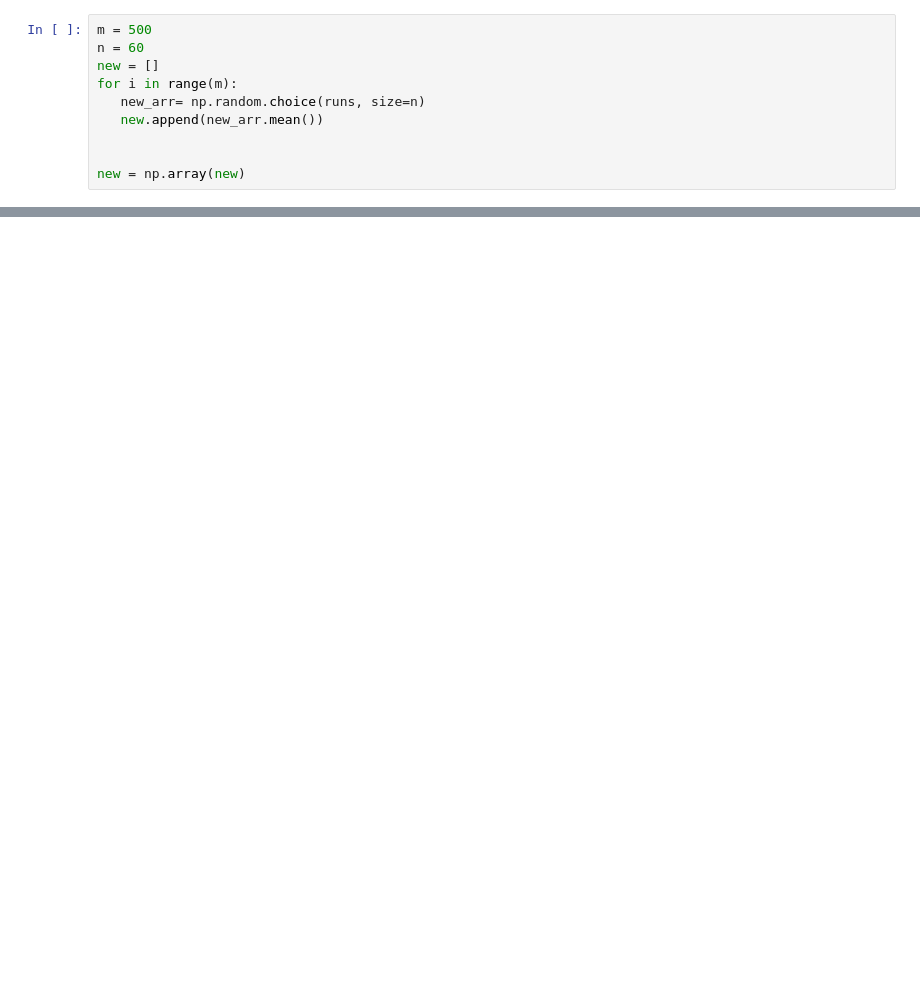
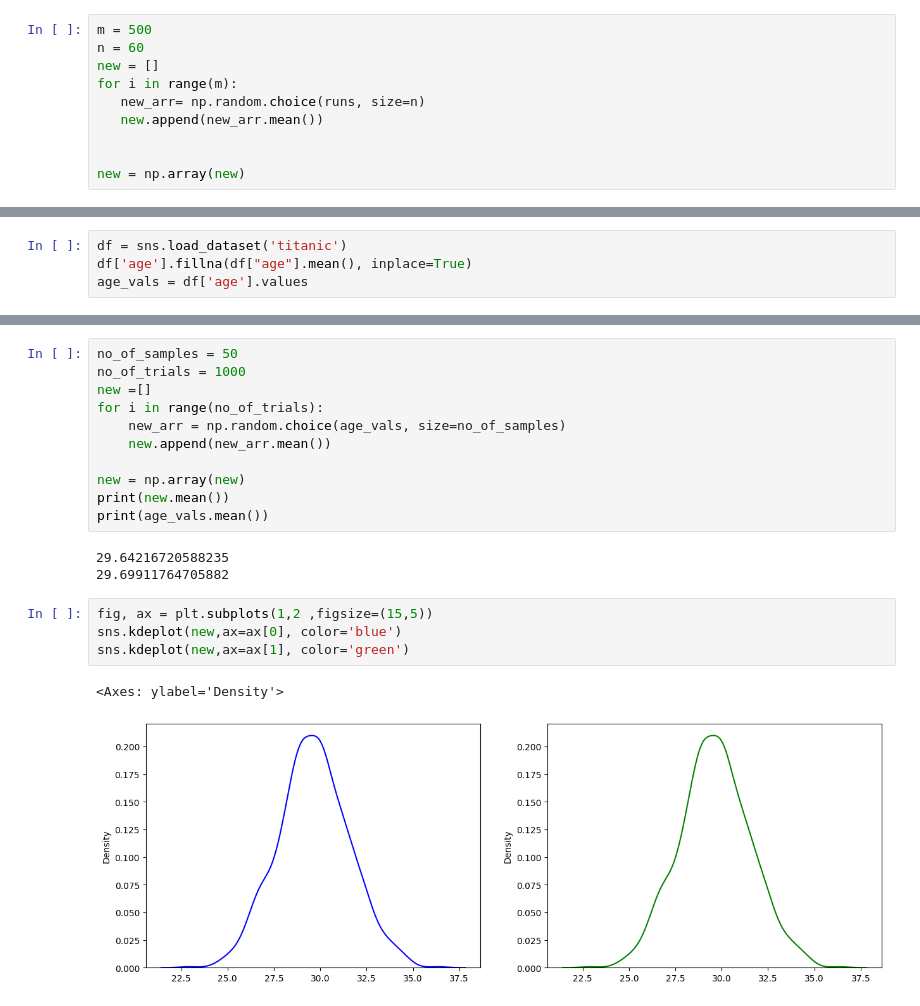
Before and after one commit to Misbahuddin111/statistics-and-algebra, a Jupyter notebook: 27 central limit proof.ipynb, the cells around one changed output, grey strips where cells are left out. Cells and saved outputs as stored; diff of their text form; blank space fills up the shorter version.

```diff
--- a/27 central limit proof.ipynb
+++ b/27 central limit proof.ipynb
@@ -34,0 +50,4 @@ print(new.mean())
+# %%
+df = sns.load_dataset('titanic')
+df['age'].fillna(df["age"].mean(), inplace=True)
+age_vals = df['age'].values
@@ -34,0 +80,21 @@ print(new.mean())
+# %%
+no_of_samples = 50
+no_of_trials = 1000
+new =[]
+for i in range(no_of_trials):
+    new_arr = np.random.choice(age_vals, size=no_of_samples)
+    new.append(new_arr.mean())
+
+new = np.array(new)
+print(new.mean())
+print(age_vals.mean())
+# %% [output]
+29.64216720588235
+29.69911764705882
+# %%
+fig, ax = plt.subplots(1,2 ,figsize=(15,5))
+sns.kdeplot(new,ax=ax[0], color='blue')
+sns.kdeplot(new,ax=ax[1], color='green')
+# %% [output]
+<Axes: ylabel='Density'>
+[figure, added]
```
Also changed, not shown: parts of 5 cells of this notebook.
